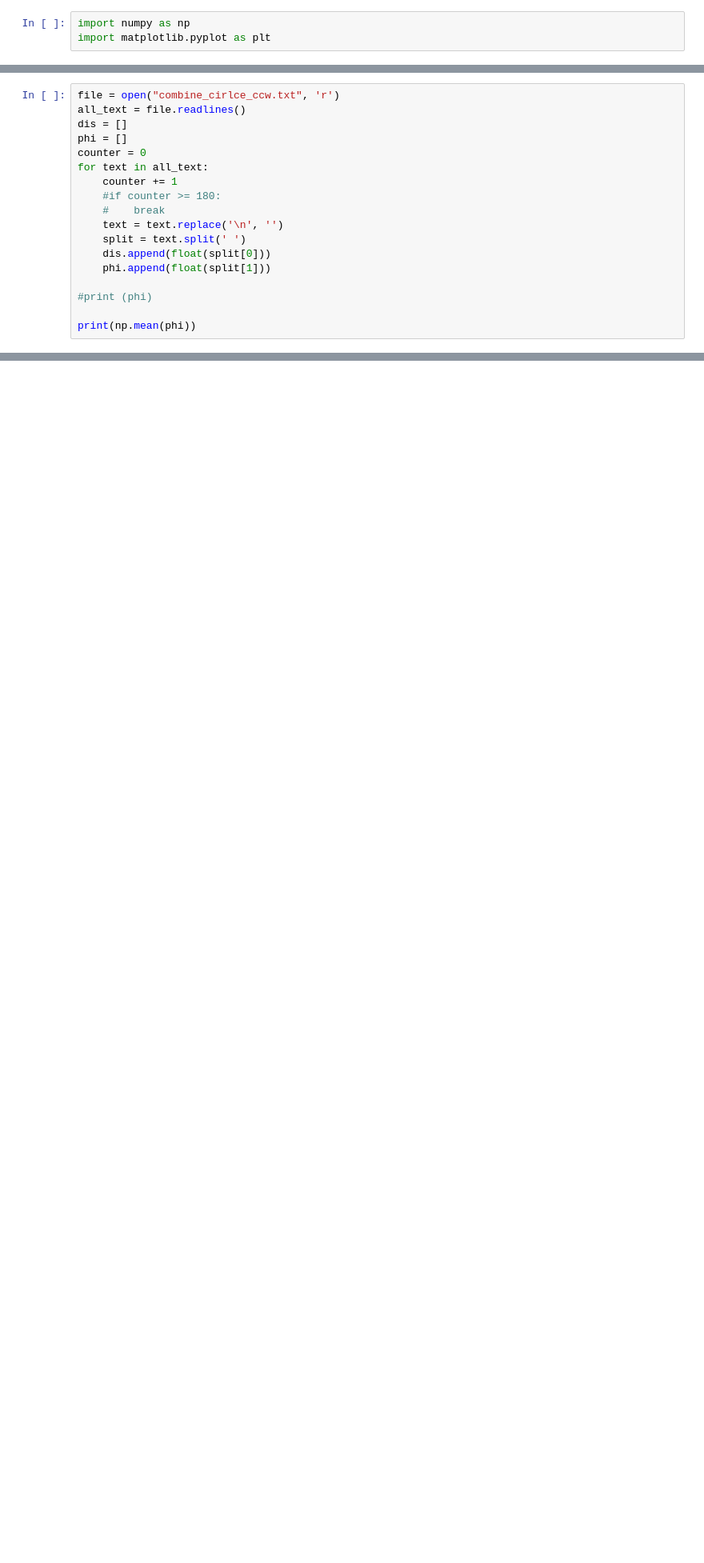
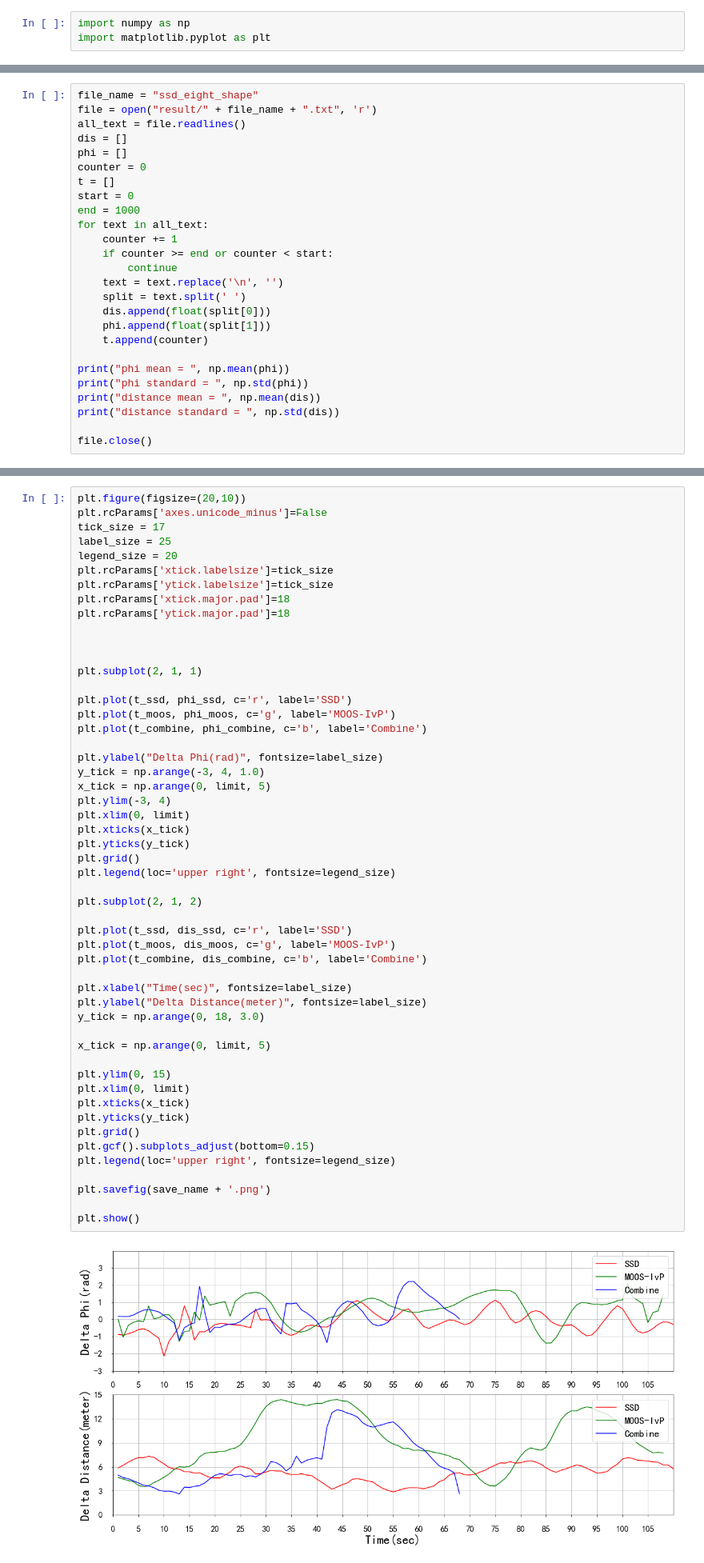
Before and after one commit to RobotX-NCTU/duckiepond-nctu, a Jupyter notebook: catkin_ws/src/analysis/src/d_phi_visual.ipynb, the cells around one changed output, grey strips where cells are left out. Shown at 80% size. Saved outputs shown, nothing was run; the diff lists cells and outputs as text; blank space fills up the shorter version.

```diff
--- a/catkin_ws/src/analysis/src/d_phi_visual.ipynb
+++ b/catkin_ws/src/analysis/src/d_phi_visual.ipynb
@@ -4,19 +58,27 @@ import matplotlib.pyplot as plt
 # %%
-file = open("combine_cirlce_ccw.txt", 'r')
+file_name = "ssd_eight_shape"
+file = open("result/" + file_name + ".txt", 'r')
 all_text = file.readlines()
 dis = []
 phi = []
 counter = 0
+t = []
+start = 0
+end = 1000
 for text in all_text:
     counter += 1
-    #if counter >= 180:
-    #    break
+    if counter >= end or counter < start:
+        continue
     text = text.replace('\n', '')
     split = text.split(' ')
     dis.append(float(split[0]))
     phi.append(float(split[1]))
+    t.append(counter)
 
-#print (phi)
+print("phi mean = ", np.mean(phi))
+print("phi standard = ", np.std(phi))
+print("distance mean = ", np.mean(dis))
+print("distance standard = ", np.std(dis))
 
-print(np.mean(phi))
+file.close()
 # %% [output]
@@ -23,0 +162,54 @@ print(np.mean(phi))
+# %%
+plt.figure(figsize=(20,10))
+plt.rcParams['axes.unicode_minus']=False
+tick_size = 17
+label_size = 25
+legend_size = 20
+plt.rcParams['xtick.labelsize']=tick_size
+plt.rcParams['ytick.labelsize']=tick_size
+plt.rcParams['xtick.major.pad']=18
+plt.rcParams['ytick.major.pad']=18
+
+
+
+plt.subplot(2, 1, 1)
+
+plt.plot(t_ssd, phi_ssd, c='r', label='SSD')
+plt.plot(t_moos, phi_moos, c='g', label='MOOS-IvP')
+plt.plot(t_combine, phi_combine, c='b', label='Combine')
+
+plt.ylabel("Delta Phi(rad)", fontsize=label_size)
+y_tick = np.arange(-3, 4, 1.0)
+x_tick = np.arange(0, limit, 5)
+plt.ylim(-3, 4)
+plt.xlim(0, limit)
+plt.xticks(x_tick)
+plt.yticks(y_tick)
+plt.grid()
+plt.legend(loc='upper right', fontsize=legend_size)
+
+plt.subplot(2, 1, 2)
+
+plt.plot(t_ssd, dis_ssd, c='r', label='SSD')
+plt.plot(t_moos, dis_moos, c='g', label='MOOS-IvP')
+plt.plot(t_combine, dis_combine, c='b', label='Combine')
+
+plt.xlabel("Time(sec)", fontsize=label_size)
+plt.ylabel("Delta Distance(meter)", fontsize=label_size)
+y_tick = np.arange(0, 18, 3.0)
+
+x_tick = np.arange(0, limit, 5)
+
+plt.ylim(0, 15)
+plt.xlim(0, limit)
+plt.xticks(x_tick)
+plt.yticks(y_tick)
+plt.grid()
+plt.gcf().subplots_adjust(bottom=0.15)
+plt.legend(loc='upper right', fontsize=legend_size)
+
+plt.savefig(save_name + '.png')
+
+plt.show()
+# %% [output]
+[figure, added]
```
Also changed, not shown: parts of 4 cells of this notebook, 2 other files.
